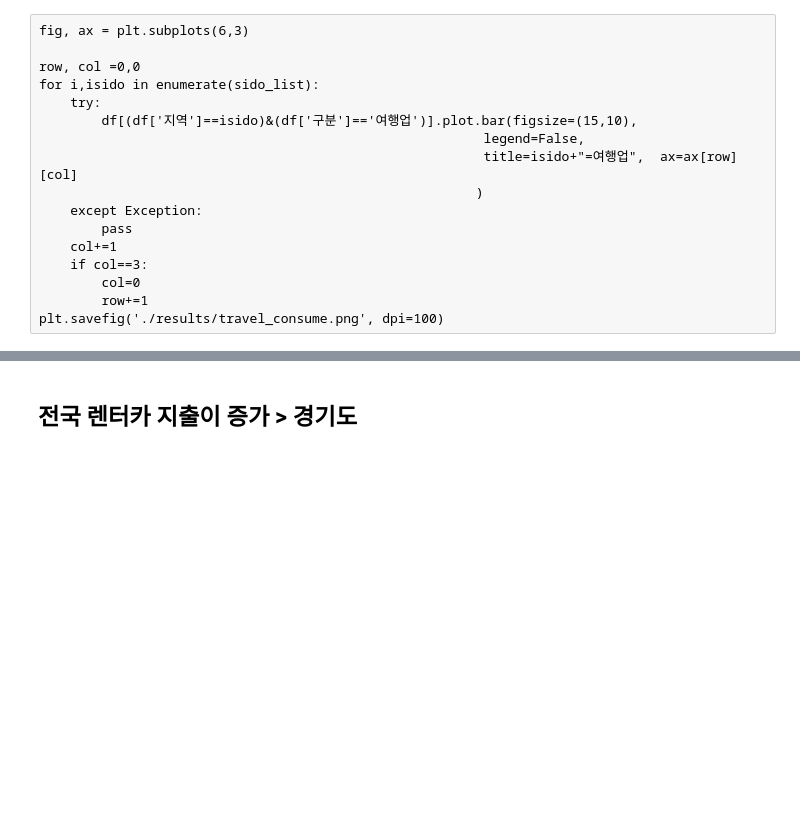
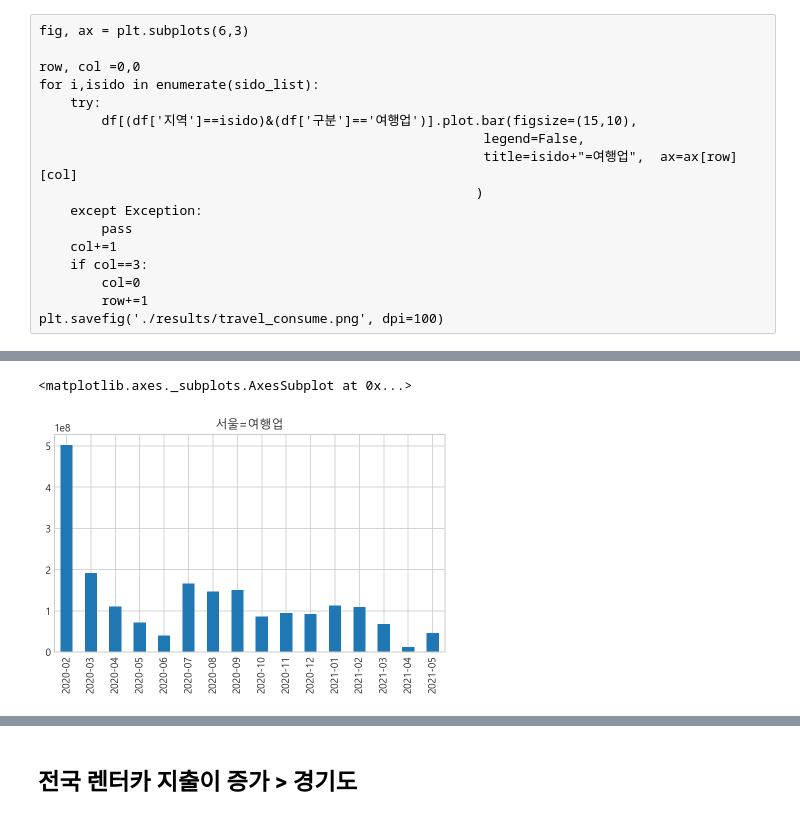
Before and after one commit to dev-Lesser/korea-tour-analysis, a Jupyter notebook: 관광지출액 분석.ipynb, the cells around one changed output, grey strips where cells are left out. Drawn from its saved outputs; the diff is of its cells as text; code cells hidden in the pictures; blank space fills up the shorter version.

```diff
--- a/관광지출액 분석.ipynb
+++ b/관광지출액 분석.ipynb
@@ -94,3 +110,12 @@ plt.savefig('./results/travel_consume.png', dpi=100)
 <img src="./results/travel_consume.png" />
 # %% [output]
 [interactive output not drawn]
+# %%
+df[(df['지역']=='서울특별시')&(df['구분']=='여행업')][df.columns[15:]].T.plot.bar(figsize=(7,4),
+                                                         legend=False,
+                                                         title='서울'+"=여행업"
+                                                        )
+# 4월 5월 동기기준 여행업 소비가 많아짐
+# %% [output]
+<matplotlib.axes._subplots.AxesSubplot at 0x...>
+[figure, added]
```
Also changed, not shown: parts of 8 cells of this notebook, 4 other files.
